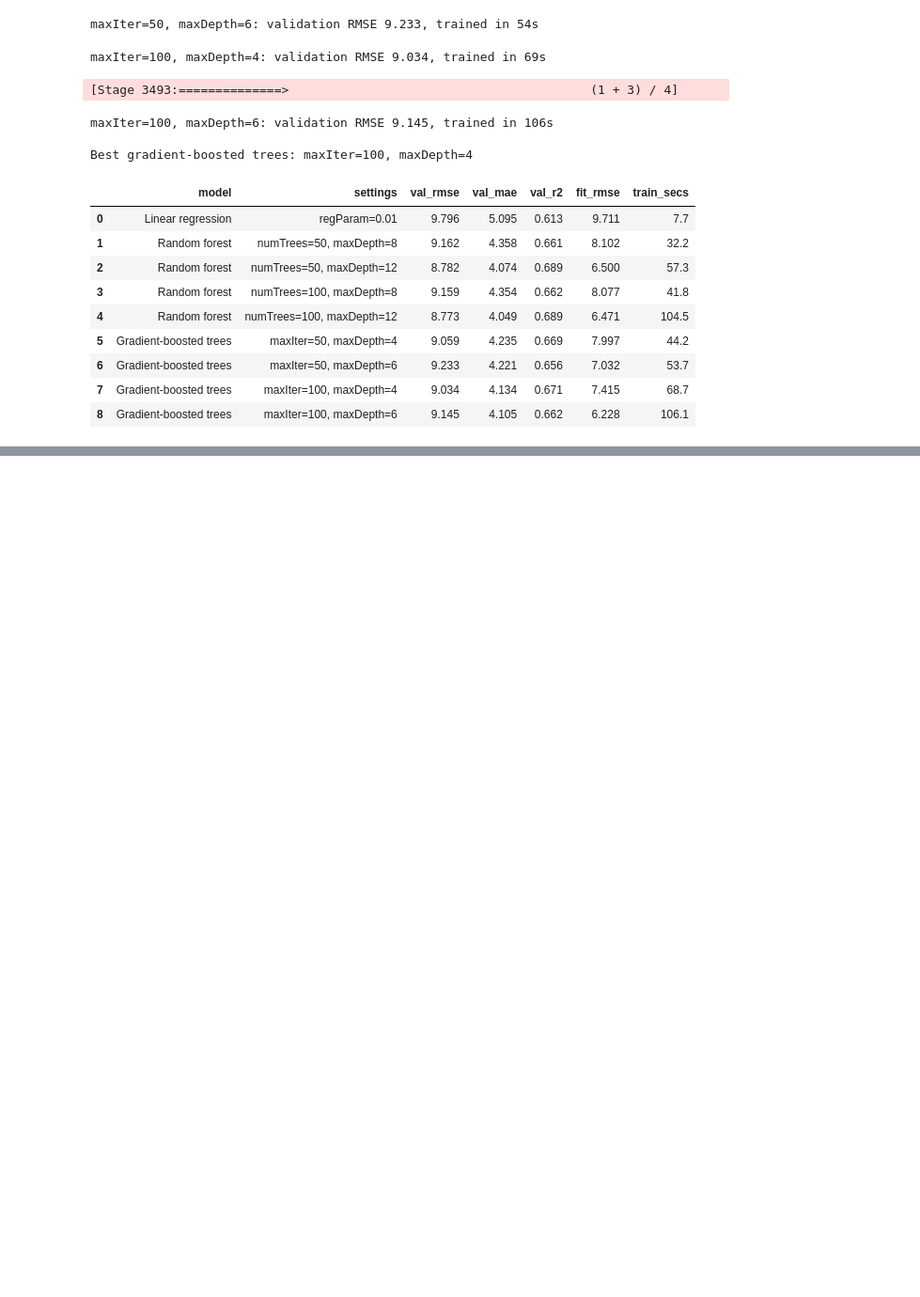
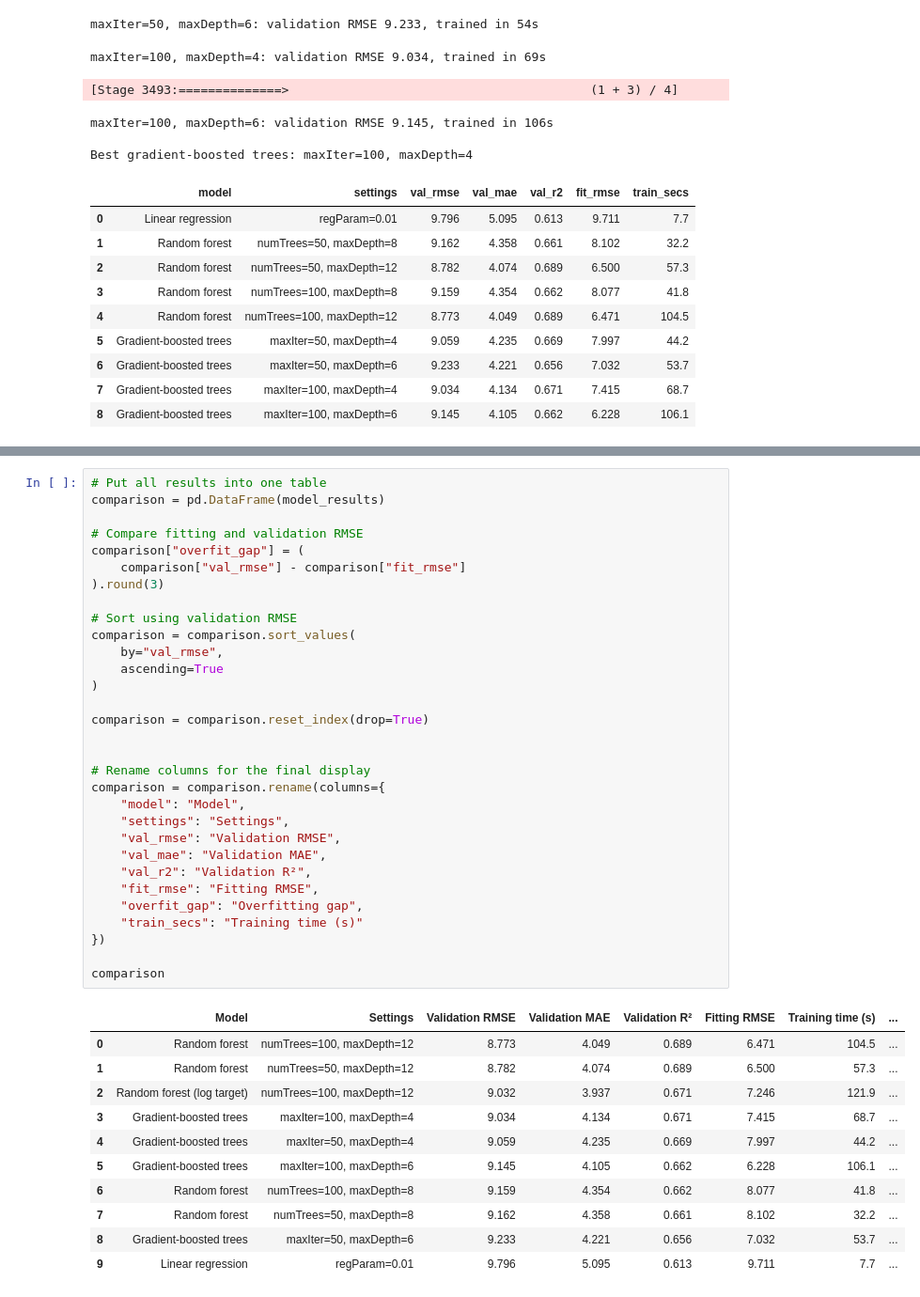
Before and after one commit to mounisha-dev21/ito5202-assessment2-streaming, a Jupyter notebook: assessment2.ipynb, the cells around one changed output, grey strips where cells are left out. Shown at 94% size. Drawn from its saved outputs; the diff is of its cells as text; blank space fills up the shorter version.

```diff
--- a/assessment2.ipynb
+++ b/assessment2.ipynb
@@ -1830,0 +1928,43 @@ Best gradient-boosted trees: maxIter=100, maxDepth=4
+# %%
+# Put all results into one table
+comparison = pd.DataFrame(model_results)
+
+# Compare fitting and validation RMSE
+comparison["overfit_gap"] = (
+    comparison["val_rmse"] - comparison["fit_rmse"]
+).round(3)
+
+# Sort using validation RMSE
+comparison = comparison.sort_values(
+    by="val_rmse",
+    ascending=True
+)
+
+comparison = comparison.reset_index(drop=True)
+
+
+# Rename columns for the final display
+comparison = comparison.rename(columns={
+    "model": "Model",
+    "settings": "Settings",
+    "val_rmse": "Validation RMSE",
+    "val_mae": "Validation MAE",
+    "val_r2": "Validation R²",
+    "fit_rmse": "Fitting RMSE",
+    "overfit_gap": "Overfitting gap",
+    "train_secs": "Training time (s)"
+})
+
+comparison
+# %% [output]
+|  | Model | Settings | Validation RMSE | Validation MAE | Validation R² | Fitting RMSE | Training time (s) | ... |
+| 0 | Random forest | numTrees=100, maxDepth=12 | 8.773 | 4.049 | 0.689 | 6.471 | 104.5 | ... |
+| 1 | Random forest | numTrees=50, maxDepth=12 | 8.782 | 4.074 | 0.689 | 6.500 | 57.3 | ... |
+| 2 | Random forest (log target) | numTrees=100, maxDepth=12 | 9.032 | 3.937 | 0.671 | 7.246 | 121.9 | ... |
+| 3 | Gradient-boosted trees | maxIter=100, maxDepth=4 | 9.034 | 4.134 | 0.671 | 7.415 | 68.7 | ... |
+| 4 | Gradient-boosted trees | maxIter=50, maxDepth=4 | 9.059 | 4.235 | 0.669 | 7.997 | 44.2 | ... |
+| 5 | Gradient-boosted trees | maxIter=100, maxDepth=6 | 9.145 | 4.105 | 0.662 | 6.228 | 106.1 | ... |
+| 6 | Random forest | numTrees=100, maxDepth=8 | 9.159 | 4.354 | 0.662 | 8.077 | 41.8 | ... |
+| 7 | Random forest | numTrees=50, maxDepth=8 | 9.162 | 4.358 | 0.661 | 8.102 | 32.2 | ... |
+| 8 | Gradient-boosted trees | maxIter=50, maxDepth=6 | 9.233 | 4.221 | 0.656 | 7.032 | 53.7 | ... |
+| 9 | Linear regression | regParam=0.01 | 9.796 | 5.095 | 0.613 | 9.711 | 7.7 | ... |
```
Also changed, not shown: parts of 7 cells of this notebook.
